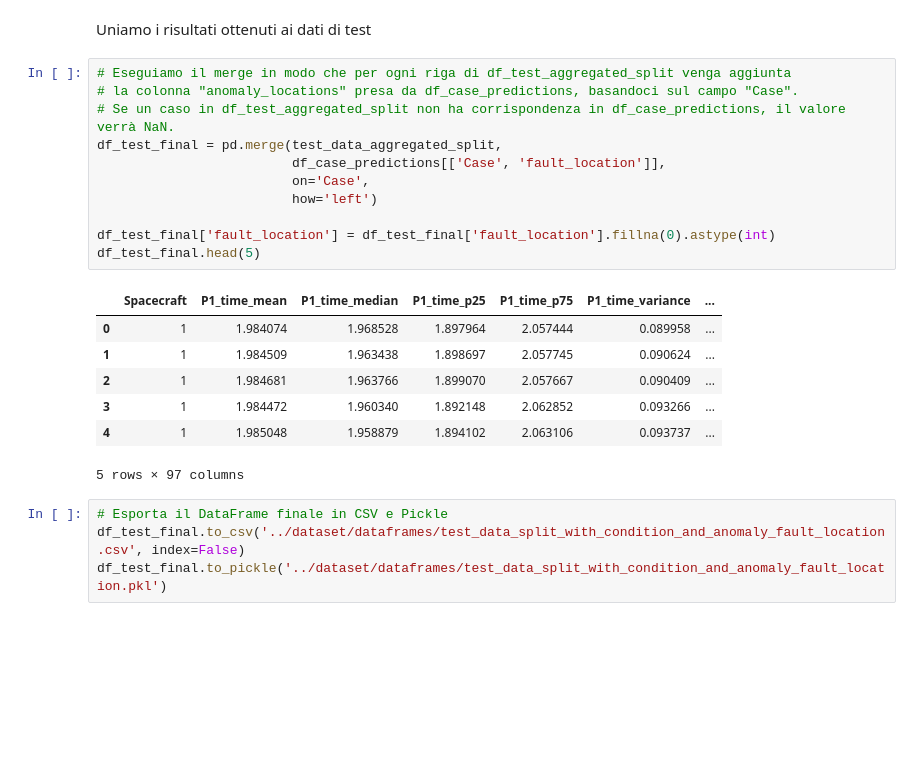
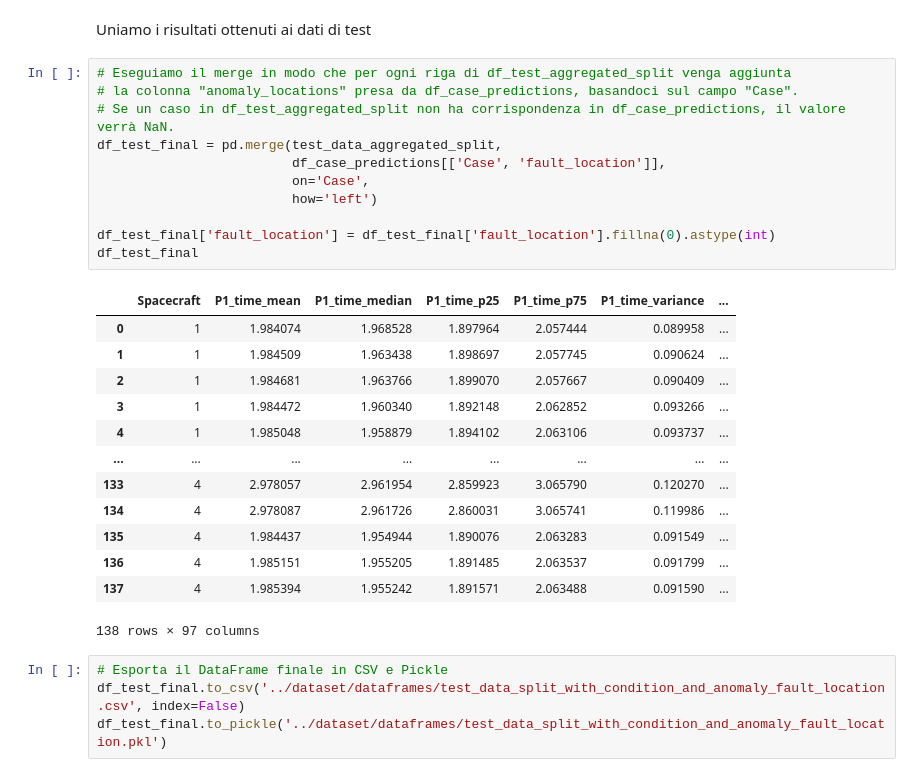
Before and after one commit to enricopierga/C2_PHM_AsiaPacific_2023, a Jupyter notebook: task4/task4.ipynb, the cells around one changed output. Saved outputs shown, nothing was run; the diff lists cells and outputs as text; blank space fills up the shorter version.

```diff
--- a/task4/task4.ipynb
+++ b/task4/task4.ipynb
@@ -273,22 +273,28 @@ Uniamo i risultati ottenuti ai dati di test
 # %%
 # Eseguiamo il merge in modo che per ogni riga di df_test_aggregated_split venga aggiunta
 # la colonna "anomaly_locations" presa da df_case_predictions, basandoci sul campo "Case".
 # Se un caso in df_test_aggregated_split non ha corrispondenza in df_case_predictions, il valore verrà NaN.
 df_test_final = pd.merge(test_data_aggregated_split,
                          df_case_predictions[['Case', 'fault_location']],
                          on='Case',
                          how='left')
 
 df_test_final['fault_location'] = df_test_final['fault_location'].fillna(0).astype(int)
-df_test_final.head(5)
+df_test_final
 # %% [output]
 |  | Spacecraft | P1_time_mean | P1_time_median | P1_time_p25 | P1_time_p75 | P1_time_variance | ... |
 | 0 | 1 | 1.984074 | 1.968528 | 1.897964 | 2.057444 | 0.089958 | ... |
 | 1 | 1 | 1.984509 | 1.963438 | 1.898697 | 2.057745 | 0.090624 | ... |
 | 2 | 1 | 1.984681 | 1.963766 | 1.899070 | 2.057667 | 0.090409 | ... |
 | 3 | 1 | 1.984472 | 1.960340 | 1.892148 | 2.062852 | 0.093266 | ... |
 | 4 | 1 | 1.985048 | 1.958879 | 1.894102 | 2.063106 | 0.093737 | ... |
+| ... | ... | ... | ... | ... | ... | ... | ... |
+| 133 | 4 | 2.978057 | 2.961954 | 2.859923 | 3.065790 | 0.120270 | ... |
+| 134 | 4 | 2.978087 | 2.961726 | 2.860031 | 3.065741 | 0.119986 | ... |
+| 135 | 4 | 1.984437 | 1.954944 | 1.890076 | 2.063283 | 0.091549 | ... |
+| 136 | 4 | 1.985151 | 1.955205 | 1.891485 | 2.063537 | 0.091799 | ... |
+| 137 | 4 | 1.985394 | 1.955242 | 1.891571 | 2.063488 | 0.091590 | ... |
-5 rows × 97 columns
+138 rows × 97 columns
 # %%
 # Esporta il DataFrame finale in CSV e Pickle
 df_test_final.to_csv('../dataset/dataframes/test_data_split_with_condition_and_anomaly_fault_location.csv', index=False)
```
Also changed, not shown: 5 other files.
